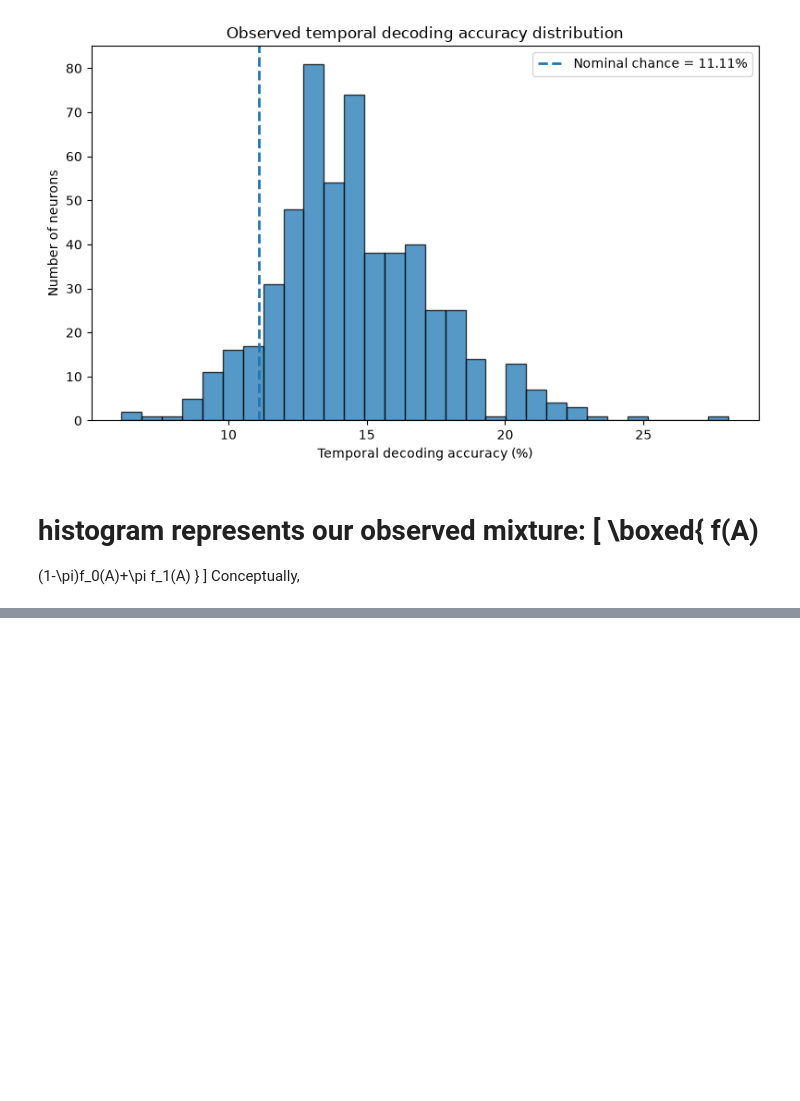
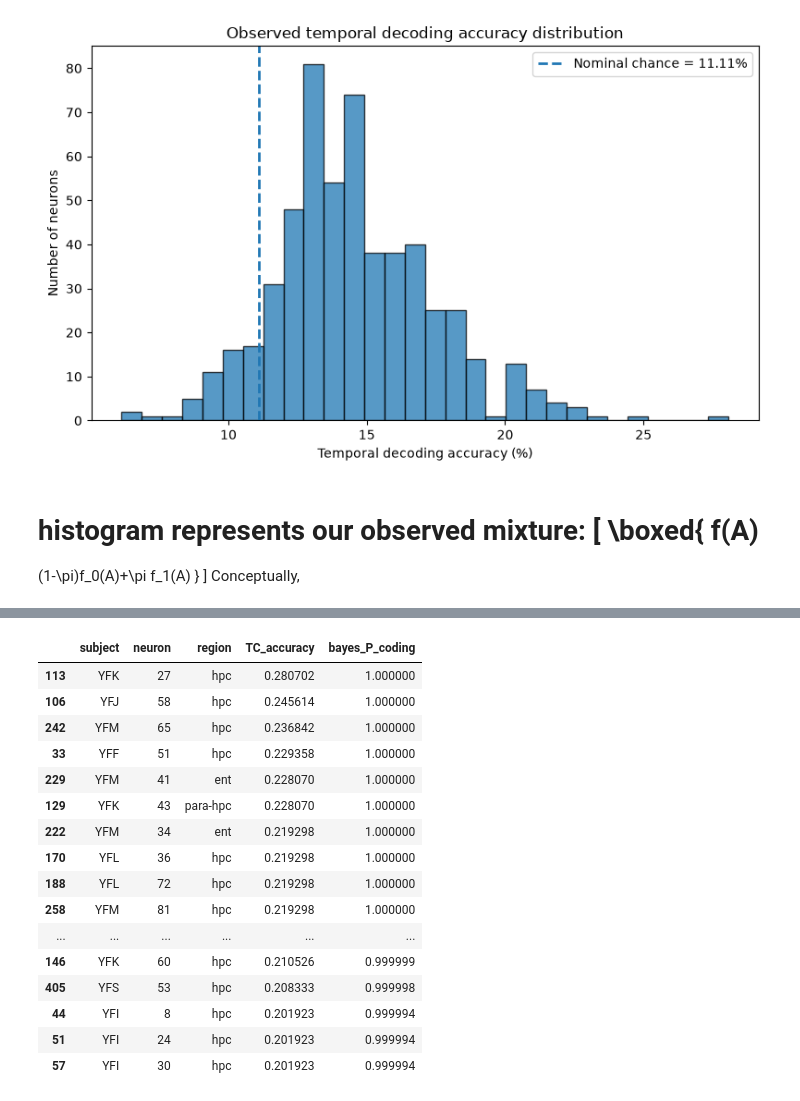
Before and after one commit to Shafiq-Abdu/number-simplex-reproduction, a Jupyter notebook: notebooks1/bayesianfig1.ipynb, the cells around one changed output, grey strips where cells are left out. Drawn from its saved outputs; the diff is of its cells as text; code cells hidden in the pictures; blank space fills up the shorter version.

```diff
--- a/notebooks1/bayesianfig1.ipynb
+++ b/notebooks1/bayesianfig1.ipynb
@@ -192,0 +1275,77 @@ print(inspect.getsource(permutation_test_decoding))
+# %%
+# ============================================================
+# DENSITIES AT EACH OBSERVED ACCURACY
+# ============================================================
+
+null_density = norm.pdf(
+    A,
+    loc=MU0,
+    scale=SIGMA0
+)
+
+signal_density = beta.pdf(
+    A,
+    a=alpha_hat,
+    b=beta_hat
+)
+
+
+# ============================================================
+# POSTERIOR PROBABILITY OF CODING
+# ============================================================
+
+numerator = (
+    pi_hat * signal_density
+)
+
+denominator = (
+    (1 - pi_hat) * null_density
+    +
+    pi_hat * signal_density
+)
+
+P_coding = (
+    numerator / denominator
+)
+
+
+# ============================================================
+# SAVE INTO TABLE
+# ============================================================
+
+df["bayes_P_coding"] = P_coding
+
+display(
+    df[
+        [
+            "subject",
+            "neuron",
+            "region",
+            "TC_accuracy",
+            "bayes_P_coding"
+        ]
+    ]
+    .sort_values(
+        "bayes_P_coding",
+        ascending=False
+    )
+    .head(20)
+)
+# %% [output]
+|  | subject | neuron | region | TC_accuracy | bayes_P_coding |
+| 113 | YFK | 27 | hpc | 0.280702 | 1.000000 |
+| 106 | YFJ | 58 | hpc | 0.245614 | 1.000000 |
+| 242 | YFM | 65 | hpc | 0.236842 | 1.000000 |
+| 33 | YFF | 51 | hpc | 0.229358 | 1.000000 |
+| 229 | YFM | 41 | ent | 0.228070 | 1.000000 |
+| 129 | YFK | 43 | para-hpc | 0.228070 | 1.000000 |
+| 222 | YFM | 34 | ent | 0.219298 | 1.000000 |
+| 170 | YFL | 36 | hpc | 0.219298 | 1.000000 |
+| 188 | YFL | 72 | hpc | 0.219298 | 1.000000 |
+| 258 | YFM | 81 | hpc | 0.219298 | 1.000000 |
+| ... | ... | ... | ... | ... | ... |
+| 146 | YFK | 60 | hpc | 0.210526 | 0.999999 |
+| 405 | YFS | 53 | hpc | 0.208333 | 0.999998 |
+| 44 | YFI | 8 | hpc | 0.201923 | 0.999994 |
+| 51 | YFI | 24 | hpc | 0.201923 | 0.999994 |
+| 57 | YFI | 30 | hpc | 0.201923 | 0.999994 |
```
Also changed, not shown: parts of 17 cells of this notebook, 35 other files.
